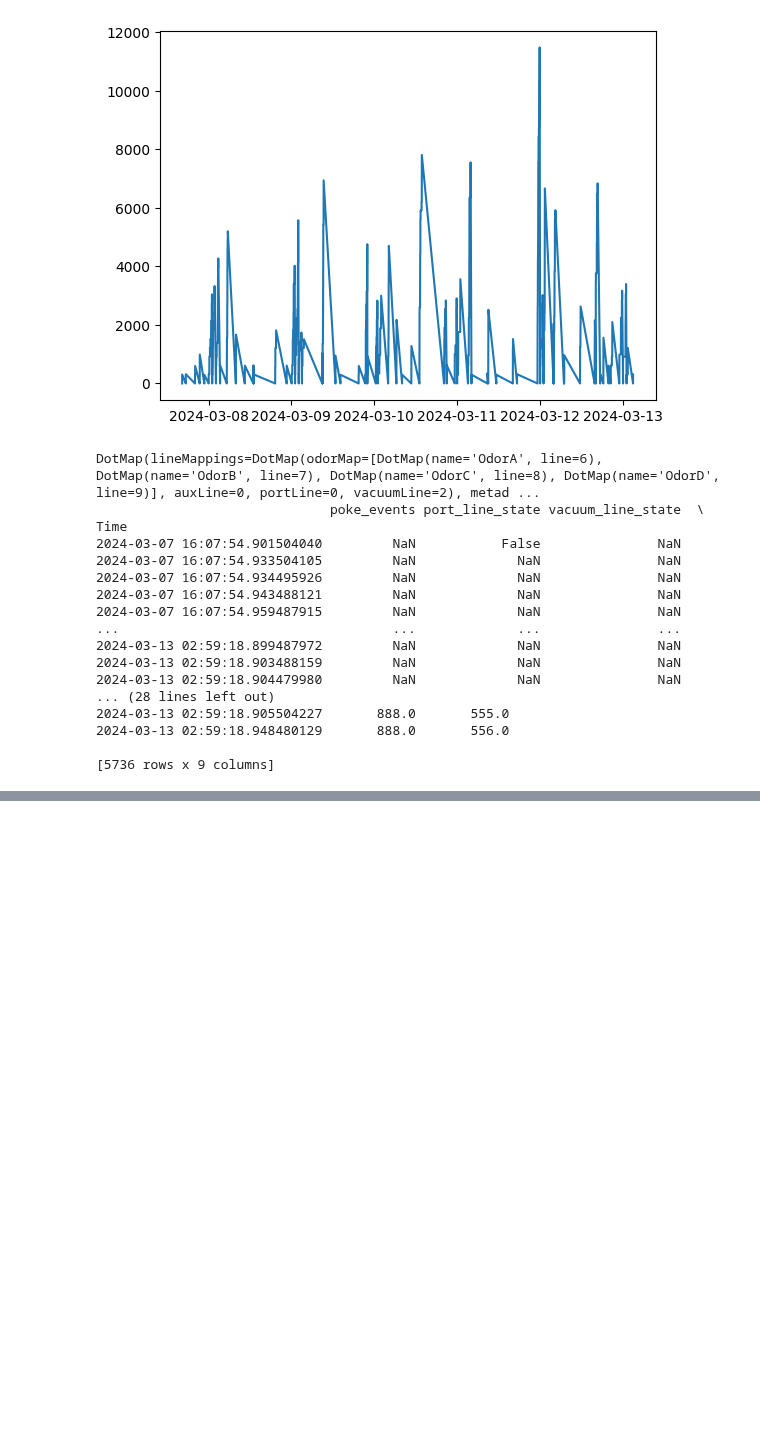
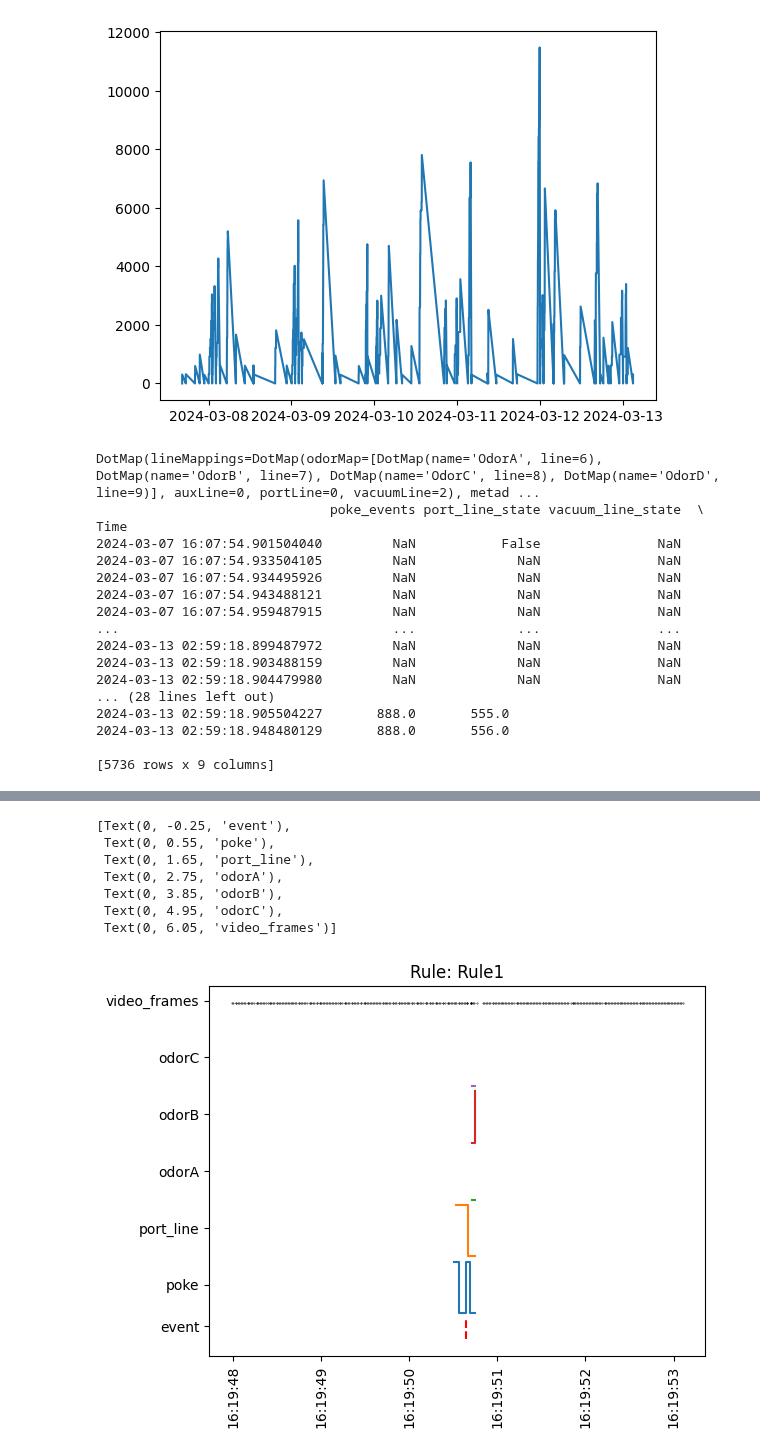
Before and after one commit to goatsofnaxos/Delphi, a Jupyter notebook: analysis/postprocess.ipynb, the cells around one changed output, grey strips where cells are left out. Cells and saved outputs as stored; diff of their text form; code cells hidden in the pictures; blank space fills up the shorter version.

```diff
--- a/analysis/postprocess.ipynb
+++ b/analysis/postprocess.ipynb
@@ -162,6 +194,7 @@ def extract_event_info(experiment_state: pd.DataFrame, rule_state: pd.DataFrame,
         'vacuum_line': metadata.lineMappings.vacuumLine,
         'aux_line': metadata.lineMappings.auxLine,
         'poke_state': cur_state['poke_events'],
+        'initiating_event': cur_state['initiating_event'],
         'port_line_state': cur_state['port_line_state'],
         'vacuum_line_state': cur_state['vacuum_line_state'],
         'odorA_state': cur_state['odorA_state'],
@@ -170,6 +203,7 @@ def extract_event_info(experiment_state: pd.DataFrame, rule_state: pd.DataFrame,
         'odorD_state': cur_state['odorD_state'],
         'beam_break_count': cur_state['poke_count'],
         'odor_count': cur_state['odor_count'],
+        'initiating_event_count': cur_state['initiating_event_count'],
         'beam_break_on': time_beam_break_on,
         'beam_break_off': time_beam_break_off,
         'port_open': time_port_open,
@@ -189,24 +223,3 @@ poke_event_times = [poke_events.iloc[[t]].index[0] for t in range(len(poke_event
 results = [extract_event_info(merged, rule_settings, t, 10.0, metadata) for t in poke_event_times]
 summary = pd.concat([r[2] for r in results])
 summary.to_csv(f'{output_event_folder}summary.csv')
-
-# Construct a plot of one of these results
-event_idx = 16
-event_data = results[event_idx][0]
-event_vid = results[event_idx][1]
-event_df = results[event_idx][2]
-fig = plt.figure()
-
-plt.plot([event_df.index[0], event_df.index[0]], [-0.5, -0.1], c='r', linestyle='dashed')
-plt.plot(event_data["poke_events"].ffill(), drawstyle = 'steps-post')
-plt.plot(event_data["port_line_state"].ffill() + 1.1, drawstyle = 'steps-post')
-plt.plot(event_data["odorA_state"].ffill() + 2.2, drawstyle = 'steps-post')
-plt.plot(event_data["odorB_state"].ffill() + 3.3, drawstyle = 'steps-post')
-plt.plot(event_data["odorC_state"].ffill() + 4.4, drawstyle = 'steps-post')
-plt.scatter(event_vid.index, np.ones((1, len(event_vid.index))) * 6, c='k', s=0.1)
-plt.xticks(rotation=90)
-plt.title(f"Rule: {event_df['current_rule'][0]}")
-
-ax = fig.axes[0]
-ax.set_yticks([-0.25, 0.55, 1.65, 2.75, 3.85, 4.95, 6.05])
-ax.set_yticklabels(['event', 'poke', 'port_line', 'odorA', 'odorB', 'odorC', 'video_frames'])
@@ -223,3 +226,33 @@ C:\Users\neurogears\AppData\Local\Temp\ipykernel_4288\1086924244.py:17:
+# %%
+# Construct a plot of one of these results
+event_idx = 1
+event_data = results[event_idx][0]
+event_vid = results[event_idx][1]
+event_df = results[event_idx][2]
+fig = plt.figure()
+
+plt.plot([event_df.index[0], event_df.index[0]], [-0.5, -0.1], c='r', linestyle='dashed')
+plt.plot(event_data["poke_events"].ffill(), drawstyle = 'steps-post')
+plt.plot(event_data["port_line_state"].ffill() + 1.1, drawstyle = 'steps-post')
+plt.plot(event_data["odorA_state"].ffill() + 2.2, drawstyle = 'steps-post')
+plt.plot(event_data["odorB_state"].ffill() + 3.3, drawstyle = 'steps-post')
+plt.plot(event_data["odorC_state"].ffill() + 4.4, drawstyle = 'steps-post')
+plt.scatter(event_vid.index, np.ones((1, len(event_vid.index))) * 6, c='k', s=0.1)
+plt.xticks(rotation=90)
+plt.title(f"Rule: {event_df['current_rule'][0]}")
+
+ax = fig.axes[0]
+ax.set_yticks([-0.25, 0.55, 1.65, 2.75, 3.85, 4.95, 6.05])
+ax.set_yticklabels(['event', 'poke', 'port_line', 'odorA', 'odorB', 'odorC', 'video_frames'])
+# %% [output]
+[Text(0, -0.25, 'event'),
+ Text(0, 0.55, 'poke'),
+ Text(0, 1.65, 'port_line'),
+ Text(0, 2.75, 'odorA'),
+ Text(0, 3.85, 'odorB'),
+ Text(0, 4.95, 'odorC'),
+ Text(0, 6.05, 'video_frames')]
+[figure, added]
 # %%
 def create_event_video(experiment_state: pd.DataFrame, event_frame_data: pd.DataFrame, event_df: pd.DataFrame):
     # get all frames
```
Also changed, not shown: parts of 3 cells of this notebook.
